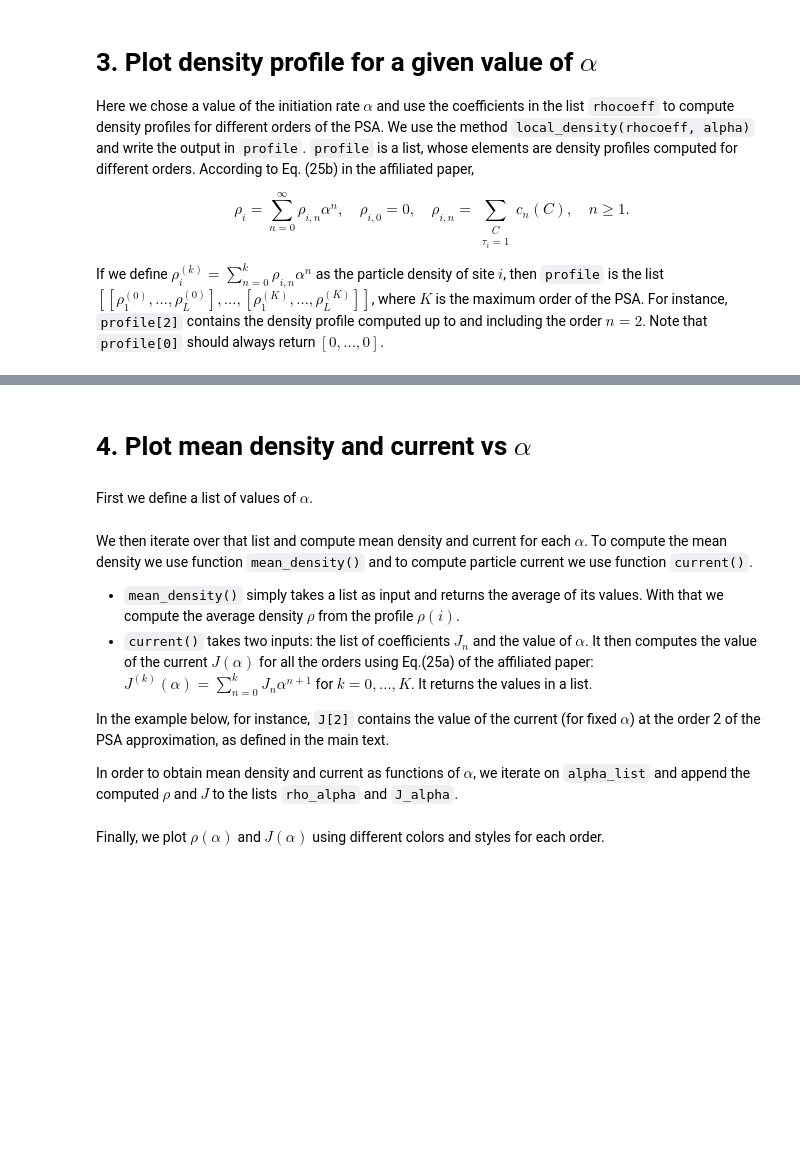
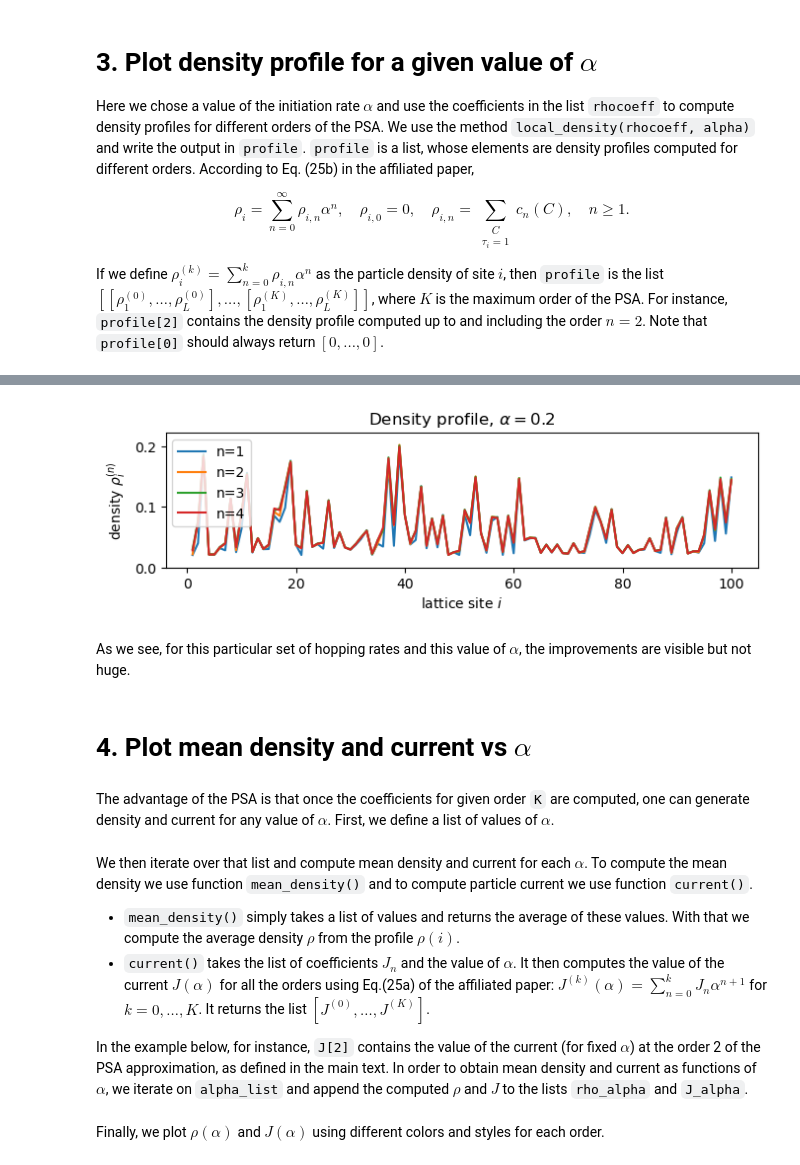
Before and after one commit to ExclusionProcess-tools/TASEPy, a Jupyter notebook: tutorial_TASEPy.ipynb, the cells around one changed output, grey strips where cells are left out. Cells and saved outputs as stored; diff of their text form; code cells hidden in the pictures; blank space fills up the shorter version.

```diff
--- a/tutorial_TASEPy.ipynb
+++ b/tutorial_TASEPy.ipynb
@@ -136,5 +103,39 @@ plt.show()
+# %%
+import matplotlib.pyplot as plt
+
+# Create a figure
+plt.figure(figsize=(7,7/3))
+
+# Plot the data
+
+sites = [x + 1 for x in range(L)]
+
+for n in range(1,K+1):
+  plt.plot(sites, profile[n], label='n='+str(n), color='C{}'.format(n-1))
+
+maxrho = max([max(x) for x in profile]) # maximum density needed to set the y-axis range
+plt.ylim(0,1.1*maxrho)
+
+plt.xlabel(r'lattice site $i$', fontsize=10)
+plt.ylabel(r'density $\rho_{i}^{(n)}$', fontsize=10)
+
+# Set the title
+plt.title(r'Density profile, $\alpha = $' +
+             str(alpha), fontsize=12)
+
+plt.legend(loc='best')
+
+#plt.savefig('figure_tutorial1.pdf', dpi=300)
+
+plt.tight_layout()
+
+plt.show()
+# %% [output]
+[figure, added]
+# %% [markdown]
+As we see, for this particular set of hopping rates and this value of $\alpha$, the improvements are visible but not huge.
 # %% [markdown]
 # 4. Plot mean density and current vs $\alpha$
-# %% [markdown]
-First we define a list of values of $\alpha$.
+# %% [markdown]
+The advantage of the PSA is that once the coefficients for given order `K` are computed, one can generate density and current for any value of $\alpha$. First, we define a list of values of $\alpha$.
 # %%
@@ -145,11 +145,9 @@ alpha_list = np.linspace(0., 0.5, 100)
 # %% [markdown]
 We then iterate over that list and compute mean density and current for each $\alpha$. To compute the mean density we use function `mean_density()` and to compute particle current we use function `current()`.
 
-- `mean_density()` simply takes a list as input and returns the average of its values. With that we compute the average density $\rho$ from the profile $\rho(i)$.
-- `current()` takes two inputs: the list of coefficients $J_n$ and the value of $\alpha$. It then computes the value of the current $J(\alpha)$ for all the orders using Eq.(25a) of the affiliated paper: $J^{(k)}(\alpha)=\sum_{n=0}^{k} J_{n}\alpha^{n+1}$ for $k=0,\dots,K$. It returns the values in a list.
+- `mean_density()` simply takes a list of values and returns the average of these values. With that we compute the average density $\rho$ from the profile $\rho(i)$.
+- `current()` takes the list of coefficients $J_n$ and the value of $\alpha$. It then computes the value of the current $J(\alpha)$ for all the orders using Eq.(25a) of the affiliated paper: $J^{(k)}(\alpha)=\sum_{n=0}^{k} J_{n}\alpha^{n+1}$ for $k=0,\dots,K$. It returns the list $[J^{(0)},\ldots,J^{(K)}]$.
 
-In the example below, for instance, `J[2]` contains the value of the current (for fixed $\alpha$) at the order 2 of the PSA approximation, as defined in the main text.
-
-In order to obtain mean density and current as functions of $\alpha$, we iterate on `alpha_list` and append the computed $\rho$ and $J$ to the lists `rho_alpha` and `J_alpha`.
+In the example below, for instance, `J[2]` contains the value of the current (for fixed $\alpha$) at the order 2 of the PSA approximation, as defined in the main text. In order to obtain mean density and current as functions of $\alpha$, we iterate on `alpha_list` and append the computed $\rho$ and $J$ to the lists `rho_alpha` and `J_alpha`.
 # %%
 # define empty lists where values of rho and J will be saved
```
Also changed, not shown: parts of 17 cells of this notebook.
